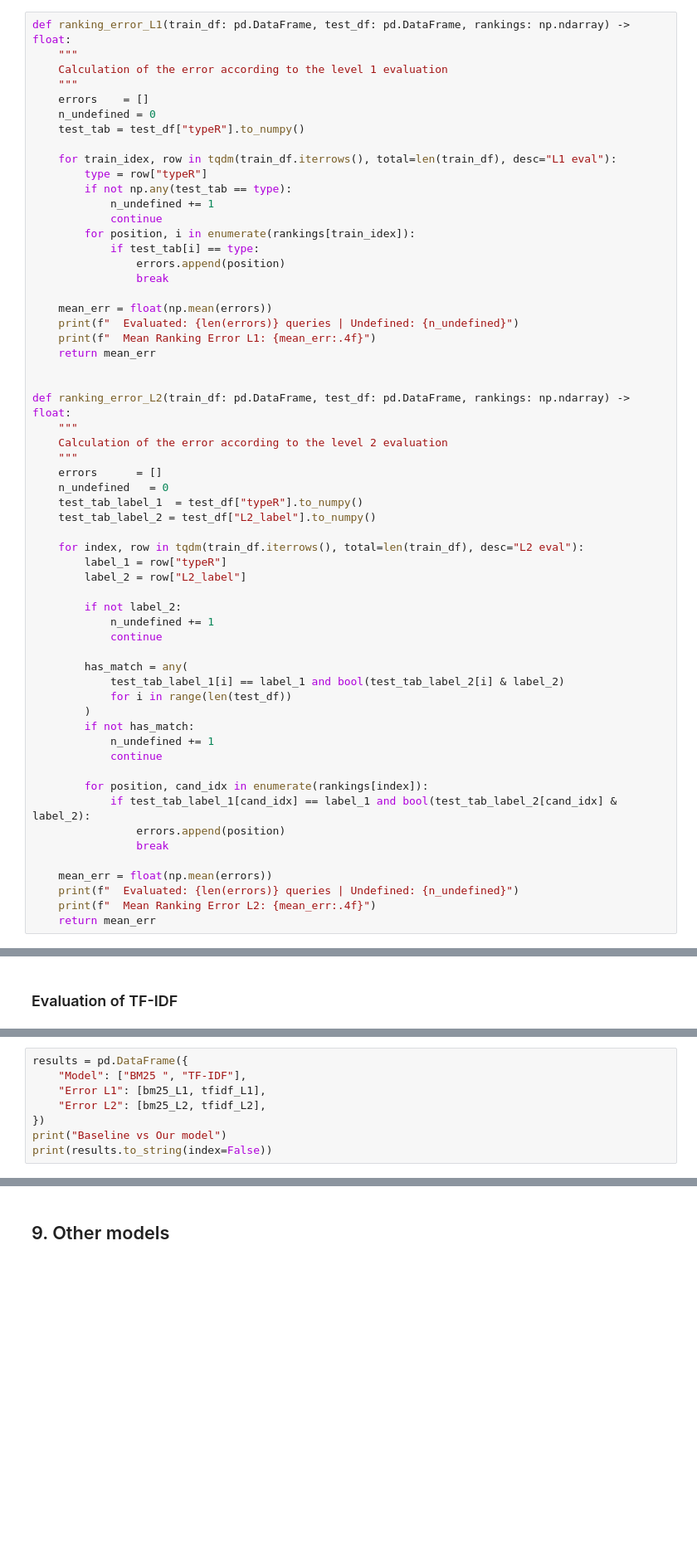
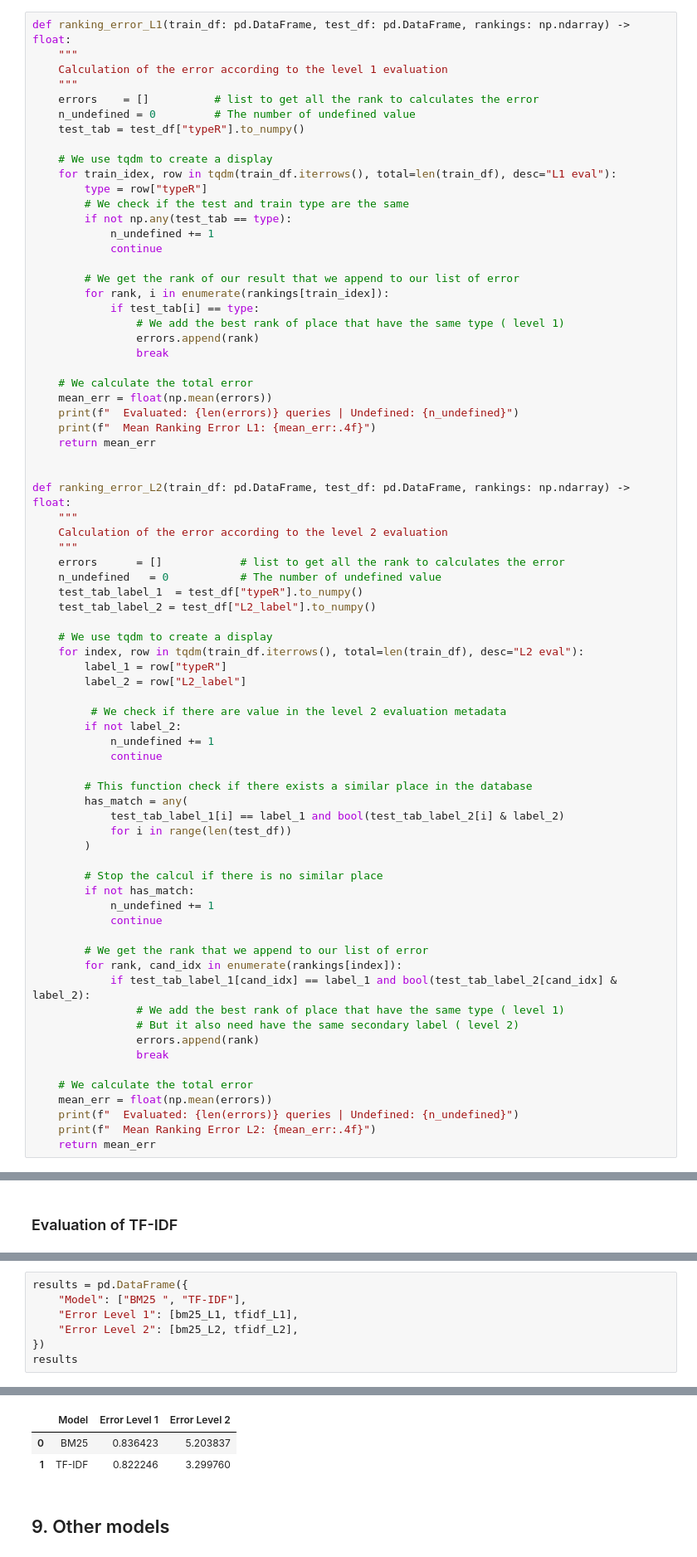
Before and after one commit to Loro67/tripadvisor-nlp-recommender, a Jupyter notebook: project_notebook.ipynb, the cells around one changed output, grey strips where cells are left out. Shown at 83% size. Drawn from its saved outputs; the diff is of its cells as text; blank space fills up the shorter version.

```diff
--- a/project_notebook.ipynb
+++ b/project_notebook.ipynb
@@ -412,20 +500,26 @@ def ranking_error_L1(train_df: pd.DataFrame, test_df: pd.DataFrame, rankings: np
     """
     Calculation of the error according to the level 1 evaluation
     """
-    errors    = []
-    n_undefined = 0
+    errors    = []          # list to get all the rank to calculates the error
+    n_undefined = 0         # The number of undefined value
     test_tab = test_df["typeR"].to_numpy()
 
+    # We use tqdm to create a display
     for train_idex, row in tqdm(train_df.iterrows(), total=len(train_df), desc="L1 eval"):
         type = row["typeR"]
+        # We check if the test and train type are the same
         if not np.any(test_tab == type):
             n_undefined += 1
             continue
-        for position, i in enumerate(rankings[train_idex]):
+
+        # We get the rank of our result that we append to our list of error
+        for rank, i in enumerate(rankings[train_idex]):
             if test_tab[i] == type:
-                errors.append(position)
+                # We add the best rank of place that have the same type ( level 1)
+                errors.append(rank)
                 break
 
+    # We calculate the total error
     mean_err = float(np.mean(errors))
     print(f"  Evaluated: {len(errors)} queries | Undefined: {n_undefined}")
     print(f"  Mean Ranking Error L1: {mean_err:.4f}")
@@ -436,32 +530,41 @@ def ranking_error_L2(train_df: pd.DataFrame, test_df: pd.DataFrame, rankings: np
     """
     Calculation of the error according to the level 2 evaluation
     """
-    errors      = []
-    n_undefined   = 0
+    errors      = []            # list to get all the rank to calculates the error
+    n_undefined   = 0           # The number of undefined value
     test_tab_label_1  = test_df["typeR"].to_numpy()
     test_tab_label_2 = test_df["L2_label"].to_numpy()
 
+    # We use tqdm to create a display
     for index, row in tqdm(train_df.iterrows(), total=len(train_df), desc="L2 eval"):
         label_1 = row["typeR"]
         label_2 = row["L2_label"]
 
+         # We check if there are value in the level 2 evaluation metadata
         if not label_2:
             n_undefined += 1
             continue
 
+        # This function check if there exists a similar place in the database
         has_match = any(
             test_tab_label_1[i] == label_1 and bool(test_tab_label_2[i] & label_2)
             for i in range(len(test_df))
         )
+
+        # Stop the calcul if there is no similar place
         if not has_match:
             n_undefined += 1
             continue
 
-        for position, cand_idx in enumerate(rankings[index]):
+        # We get the rank that we append to our list of error
+        for rank, cand_idx in enumerate(rankings[index]):
             if test_tab_label_1[cand_idx] == label_1 and bool(test_tab_label_2[cand_idx] & label_2):
-                errors.append(position)
+                # We add the best rank of place that have the same type ( level 1)
+                # But it also need have the same secondary label ( level 2)
+                errors.append(rank)
                 break
 
+    # We calculate the total error
     mean_err = float(np.mean(errors))
     print(f"  Evaluated: {len(errors)} queries | Undefined: {n_undefined}")
     print(f"  Mean Ranking Error L2: {mean_err:.4f}")
@@ -507,9 +616,8 @@ TF-IDF – Level 2
 # %%
 results = pd.DataFrame({
     "Model": ["BM25 ", "TF-IDF"],
-    "Error L1": [bm25_L1, tfidf_L1],
-    "Error L2": [bm25_L2, tfidf_L2],
+    "Error Level 1": [bm25_L1, tfidf_L1],
+    "Error Level 2": [bm25_L2, tfidf_L2],
 })
-print("Baseline vs Our model")
-print(results.to_string(index=False))
+results
 # %% [output]
@@ -520,3 +624,6 @@ TF-IDF + Cosine (bigrams, sublinear)  0.837514  3.292566
+|  | Model | Error Level 1 | Error Level 2 |
+| 0 | BM25 | 0.836423 | 5.203837 |
+| 1 | TF-IDF | 0.822246 | 3.299760 |
 # %% [markdown]
 ## 9. Other models
 # %% [markdown]
```
Also changed, not shown: parts of 54 cells of this notebook.
